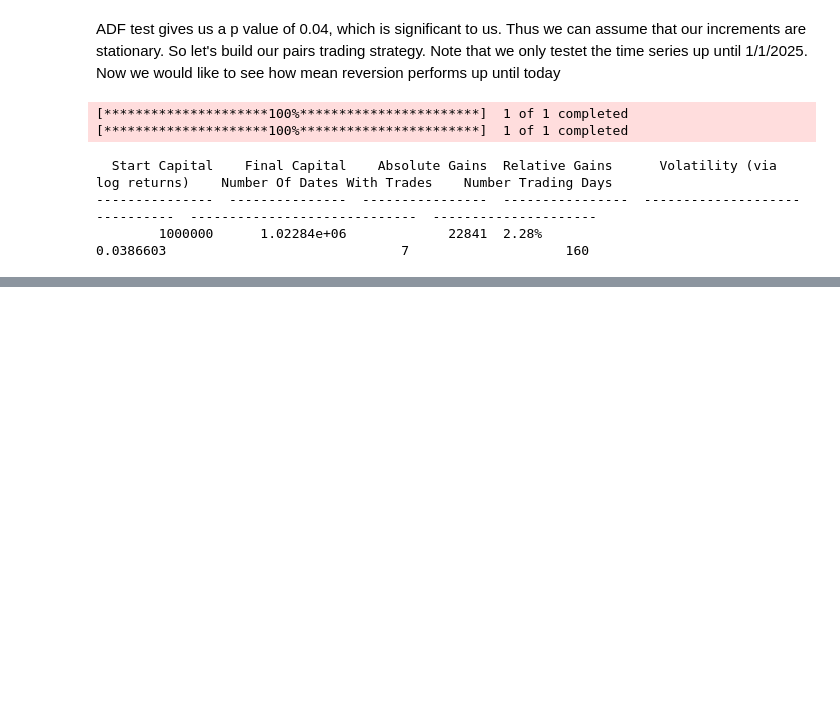
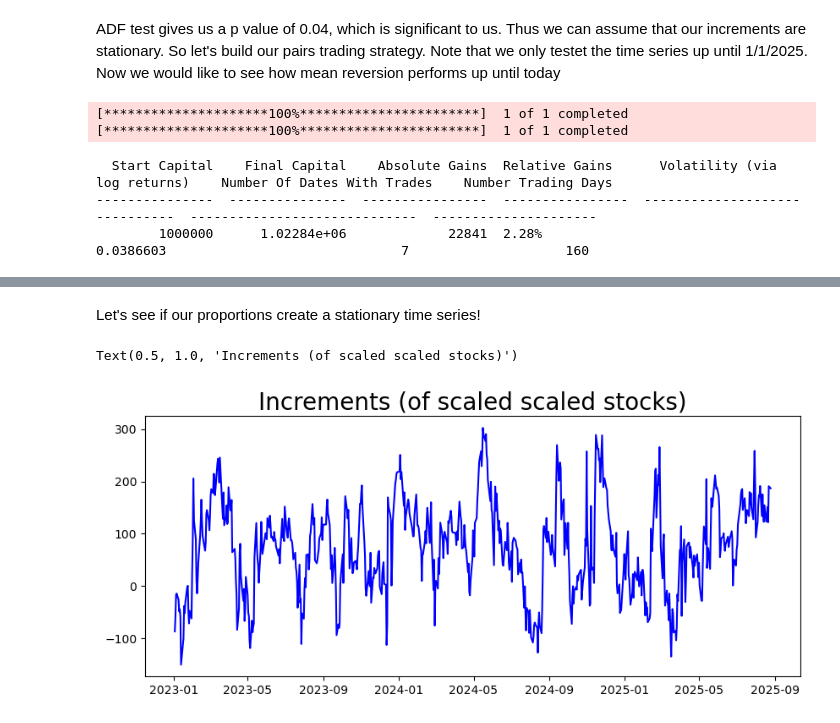
Before and after one commit to SeanDisaro/QuantCodingProjects, a Jupyter notebook: pairsTradingAndIndustryTrading.ipynb, the cells around one changed output, grey strips where cells are left out. Drawn from its saved outputs; the diff is of its cells as text; code cells hidden in the pictures; blank space fills up the shorter version.

```diff
--- a/pairsTradingAndIndustryTrading.ipynb
+++ b/pairsTradingAndIndustryTrading.ipynb
@@ -288,0 +443,9 @@ We want to try a strategy next, which is basically a mean reversion for a stock,
+# %%
+X = df.to_numpy()[:, [i for i in range(nStocks) if i != idxHighestVIF]]
+Y = df.to_numpy()[:, idxHighestVIF]
+reg = LinearRegression(fit_intercept=False).fit(X, Y)
+# %%
+scalarfactor = 100
+numSharesPerMovement = reg.coef_ *scalarfactor
+numSharesPerMovement = numSharesPerMovement.round()
+numSharesPerMovement
@@ -288,0 +479,18 @@ We want to try a strategy next, which is basically a mean reversion for a stock,
+# %% [markdown]
+Let's see if our proportions create a stationary time series!
+# %%
+scaledStocks = []
+for i in range(nStocks -1 ):
+        scaledStocks.append(X[:, i] * numSharesPerMovement[i] )
+scaledStocks.append(Y * (-scalarfactor))
+
+scaledStocks = np.array(scaledStocks)
+# %%
+multiincrements = scaledStocks.sum(axis=0)
+# %%
+plt.figure(figsize=(10,4))
+plt.plot_date(df.index, multiincrements,  'b')
+plt.title('Increments (of scaled scaled stocks)', fontsize=20)
+# %% [output]
+Text(0.5, 1.0, 'Increments (of scaled scaled stocks)')
+[figure, added]
```
Also changed, not shown: parts of 36 cells of this notebook, 2 other files.
